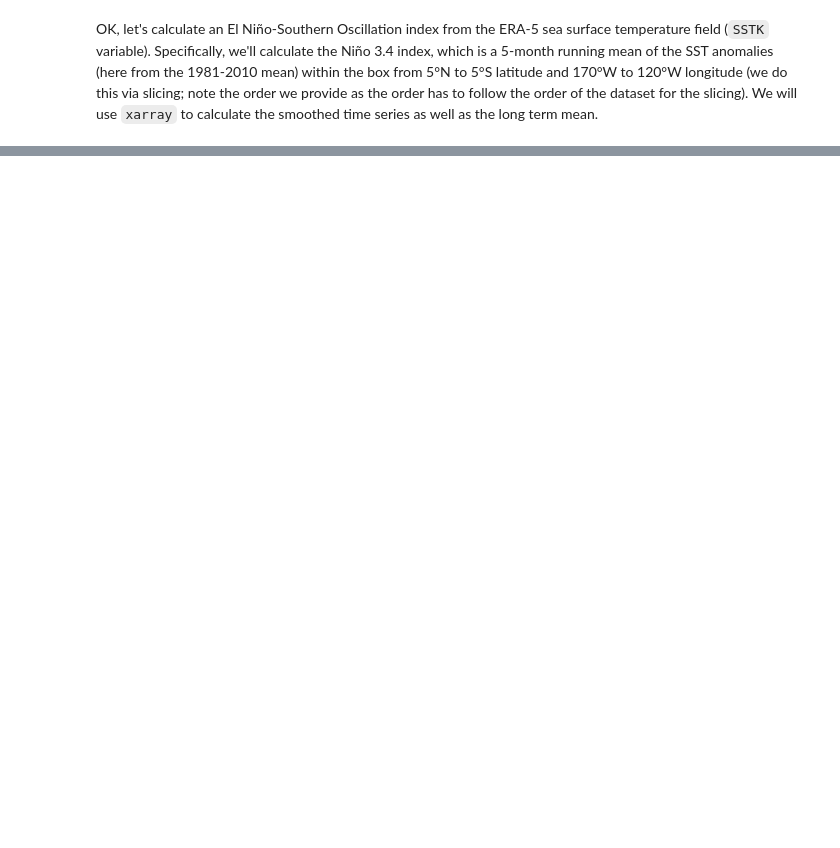
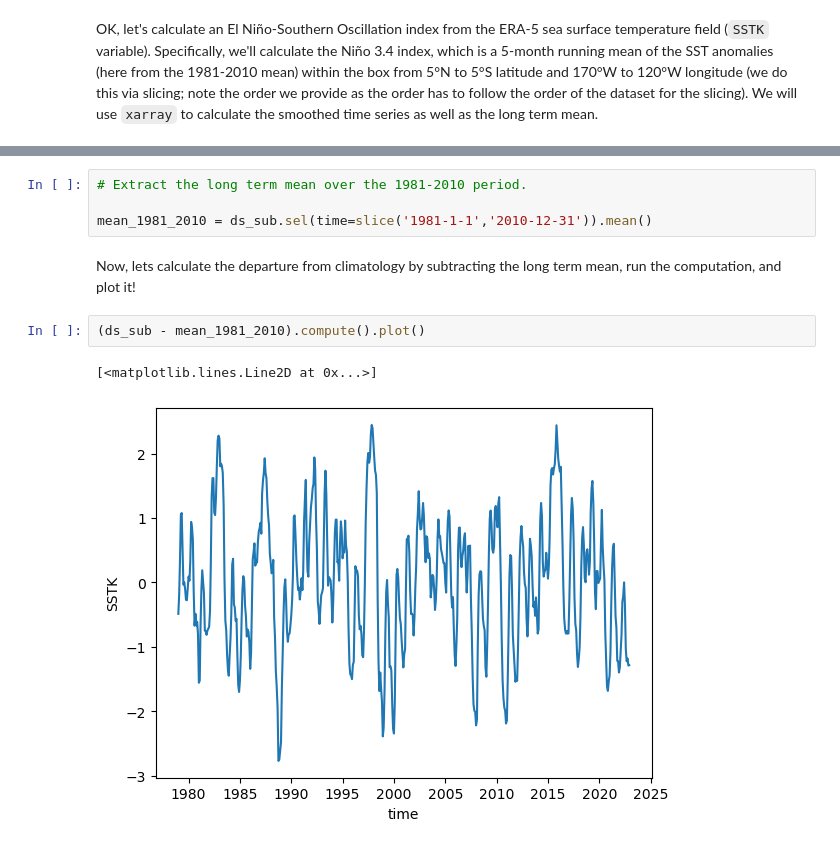
Before and after one commit to swnesbitt/ATMS-523-Module-2, a Jupyter notebook: M2N2_dask_workflows.ipynb, the cells around one changed output, grey strips where cells are left out. Drawn from its saved outputs; the diff is of its cells as text; blank space fills up the shorter version.

```diff
--- a/M2N2_dask_workflows.ipynb
+++ b/M2N2_dask_workflows.ipynb
@@ -162,0 +165,11 @@ This took 5 seconds on an ethernet connection at my office, but could take longe
+# %%
+# Extract the long term mean over the 1981-2010 period.
+
+mean_1981_2010 = ds_sub.sel(time=slice('1981-1-1','2010-12-31')).mean()
+# %% [markdown]
+Now, lets calculate the departure from climatology by subtracting the long term mean, run the computation, and plot it!
+# %%
+(ds_sub - mean_1981_2010).compute().plot()
+# %% [output]
+[<matplotlib.lines.Line2D at 0x...>]
+[figure, added]
```
Also changed, not shown: parts of 24 cells of this notebook, 1 other file.
